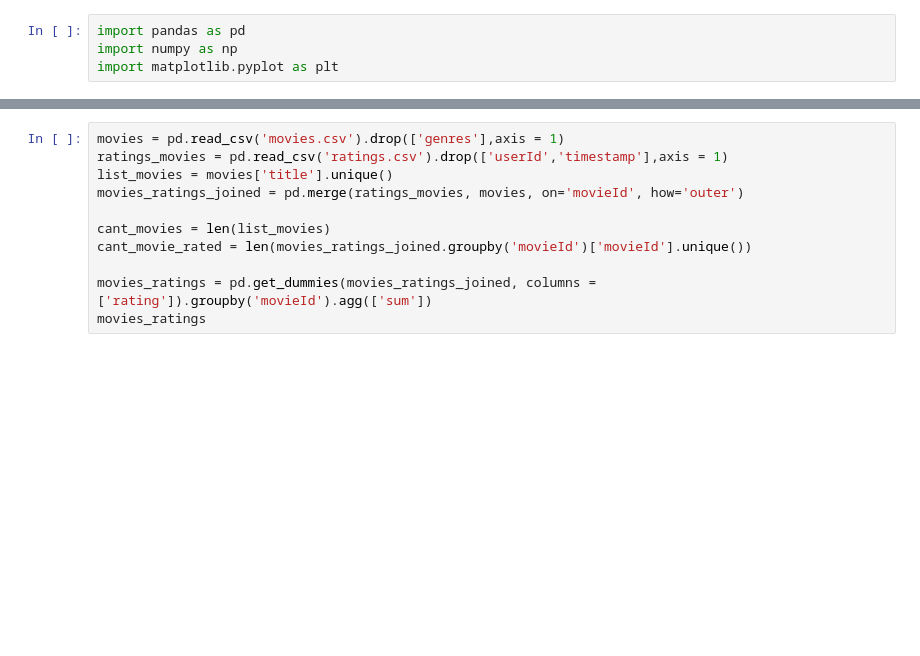
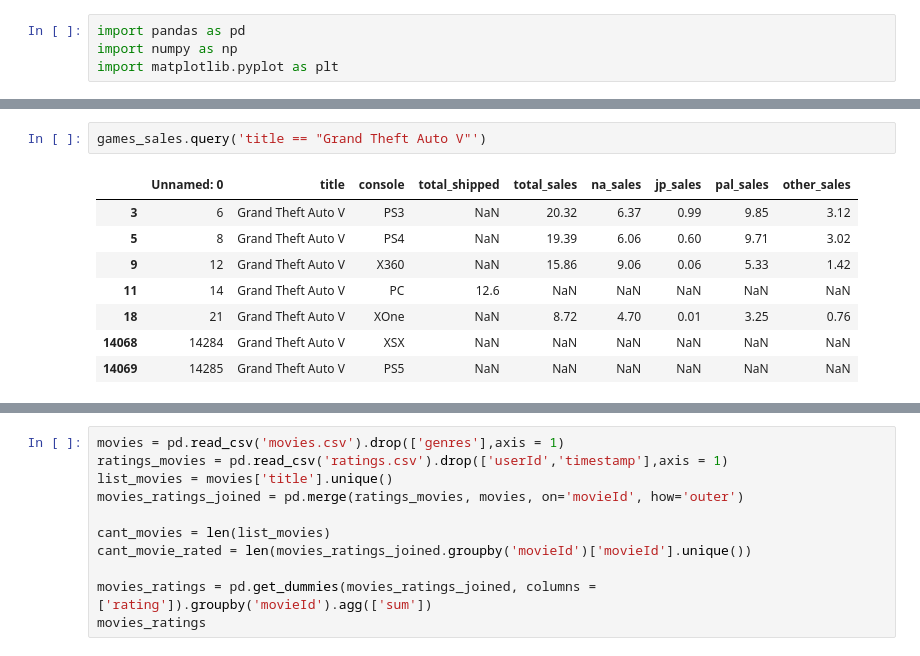
Before and after one commit to Oszom/T1VisualizacionDeDatos, a Jupyter notebook: Visualizacion T1.ipynb, the cells around one changed output, grey strips where cells are left out. Saved outputs shown, nothing was run; the diff lists cells and outputs as text; blank space fills up the shorter version.

```diff
--- a/Visualizacion T1.ipynb
+++ b/Visualizacion T1.ipynb
@@ -29,0 +119,11 @@ games_recommendations
+# %%
+games_sales.query('title == "Grand Theft Auto V"')
+# %% [output]
+|  | Unnamed: 0 | title | console | total_shipped | total_sales | na_sales | jp_sales | pal_sales | other_sales |
+| 3 | 6 | Grand Theft Auto V | PS3 | NaN | 20.32 | 6.37 | 0.99 | 9.85 | 3.12 |
+| 5 | 8 | Grand Theft Auto V | PS4 | NaN | 19.39 | 6.06 | 0.60 | 9.71 | 3.02 |
+| 9 | 12 | Grand Theft Auto V | X360 | NaN | 15.86 | 9.06 | 0.06 | 5.33 | 1.42 |
+| 11 | 14 | Grand Theft Auto V | PC | 12.6 | NaN | NaN | NaN | NaN | NaN |
+| 18 | 21 | Grand Theft Auto V | XOne | NaN | 8.72 | 4.70 | 0.01 | 3.25 | 0.76 |
+| 14068 | 14284 | Grand Theft Auto V | XSX | NaN | NaN | NaN | NaN | NaN | NaN |
+| 14069 | 14285 | Grand Theft Auto V | PS5 | NaN | NaN | NaN | NaN | NaN | NaN |
```
Also changed, not shown: parts of 16 cells of this notebook, 1 other file.
